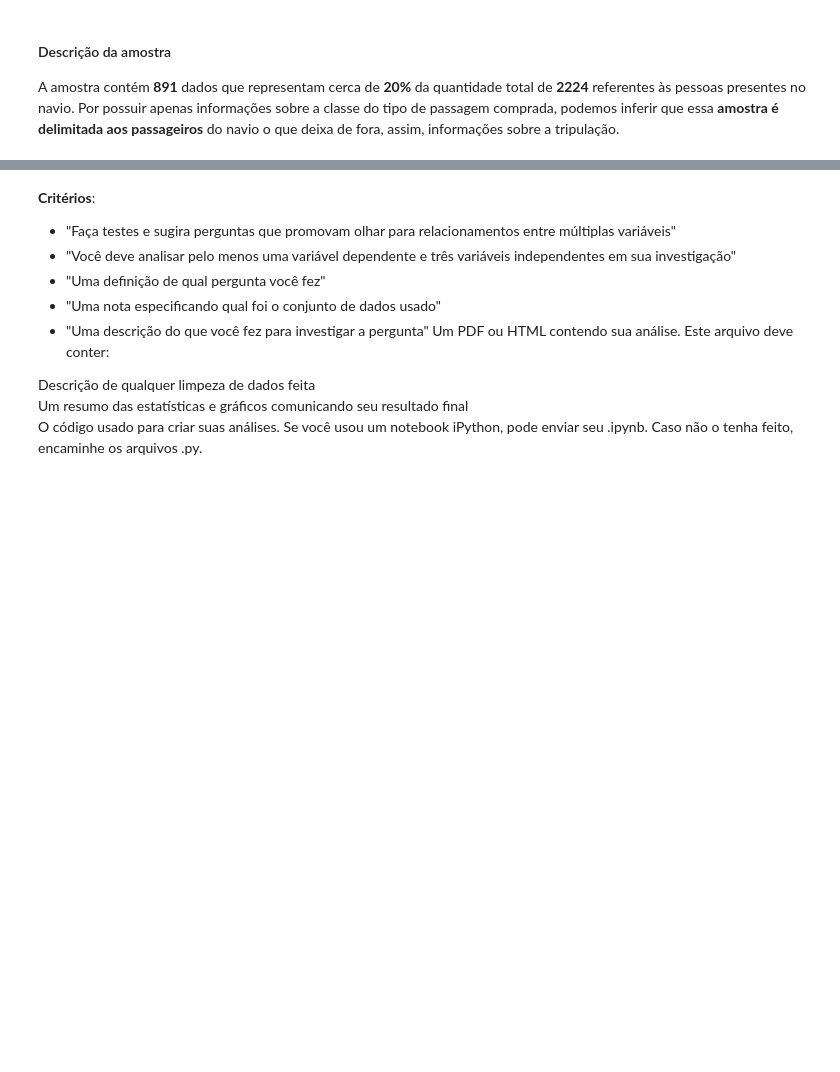
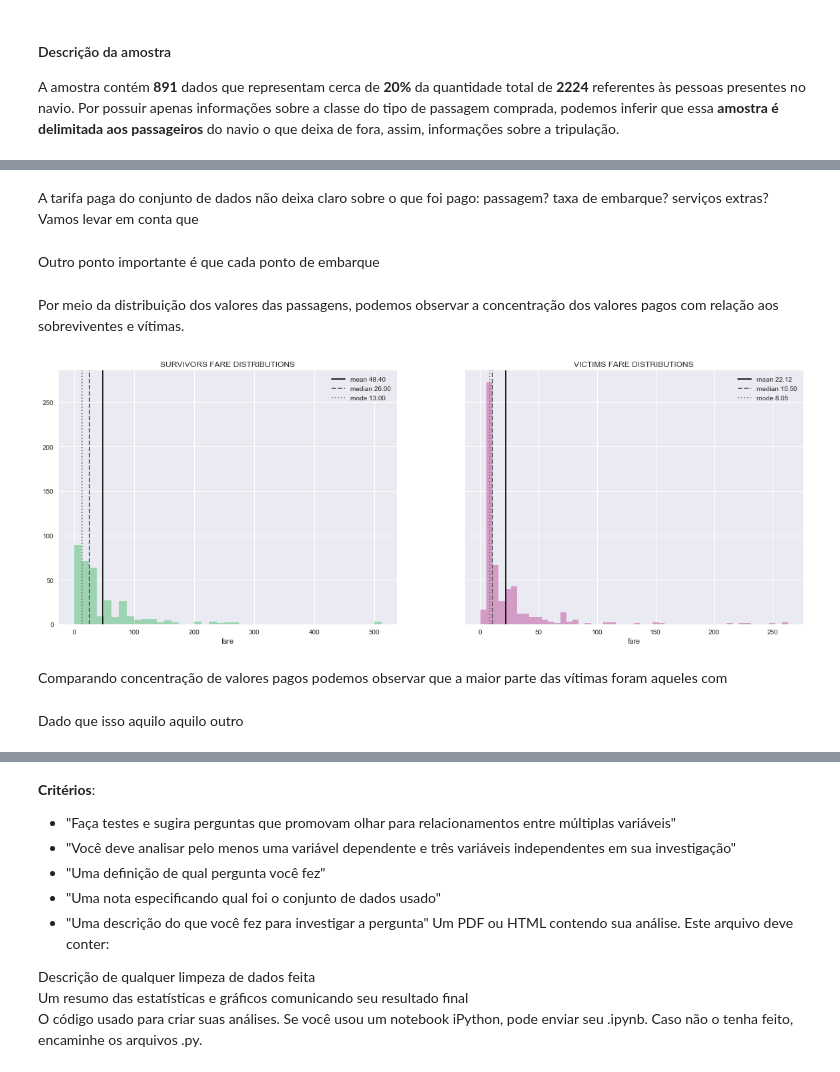
Before and after one commit to aguiarsouzatiz/udacity-nanodegree-data-science, a Jupyter notebook: 02 Data Analysis Titanic Data/data_analysis_titanic_data.ipynb, the cells around one changed output, grey strips where cells are left out. Cells and saved outputs as stored; diff of their text form; code cells hidden in the pictures; blank space fills up the shorter version.

```diff
--- a/02 Data Analysis Titanic Data/data_analysis_titanic_data.ipynb
+++ b/02 Data Analysis Titanic Data/data_analysis_titanic_data.ipynb
@@ -178,0 +161,23 @@ sns.clustermap(dsf)
+# %% [markdown]
+A tarifa paga do conjunto de dados não deixa claro sobre o que foi pago: passagem? taxa de embarque? serviços extras?
+Vamos levar em conta que
+# %% [markdown]
+Outro ponto importante é que cada ponto de embarque
+# %% [markdown]
+Por meio da distribuição dos valores das passagens, podemos observar a concentração dos valores pagos com relação aos sobreviventes e vítimas.
+# %%
+figure, ax = plt.subplots(1,2, sharex='col', sharey='row', figsize=(20,7))
+# ----------------------------------------------------------------------------------------------------
+fare_survivors = pf.plot_distribution_with_means(survivors['fare'], color=st.color_survivors,\
+                                                 title='Survivors fare distributions', ax=ax[0])
+
+fare_victims = pf.plot_distribution_with_means(victims['fare'], color=st.color_victims,\
+                                               title='Victims fare distributions', ax=ax[1])
+# ----------------------------------------------------------------------------------------------------
+figure.show()
+# %% [output]
+[figure, added]
+# %% [markdown]
+Comparando concentração de valores pagos podemos observar que a maior parte das vítimas foram aqueles com
+# %% [markdown]
+Dado que isso aquilo aquilo outro
```
Also changed, not shown: parts of 47 cells of this notebook, 1 other file.
